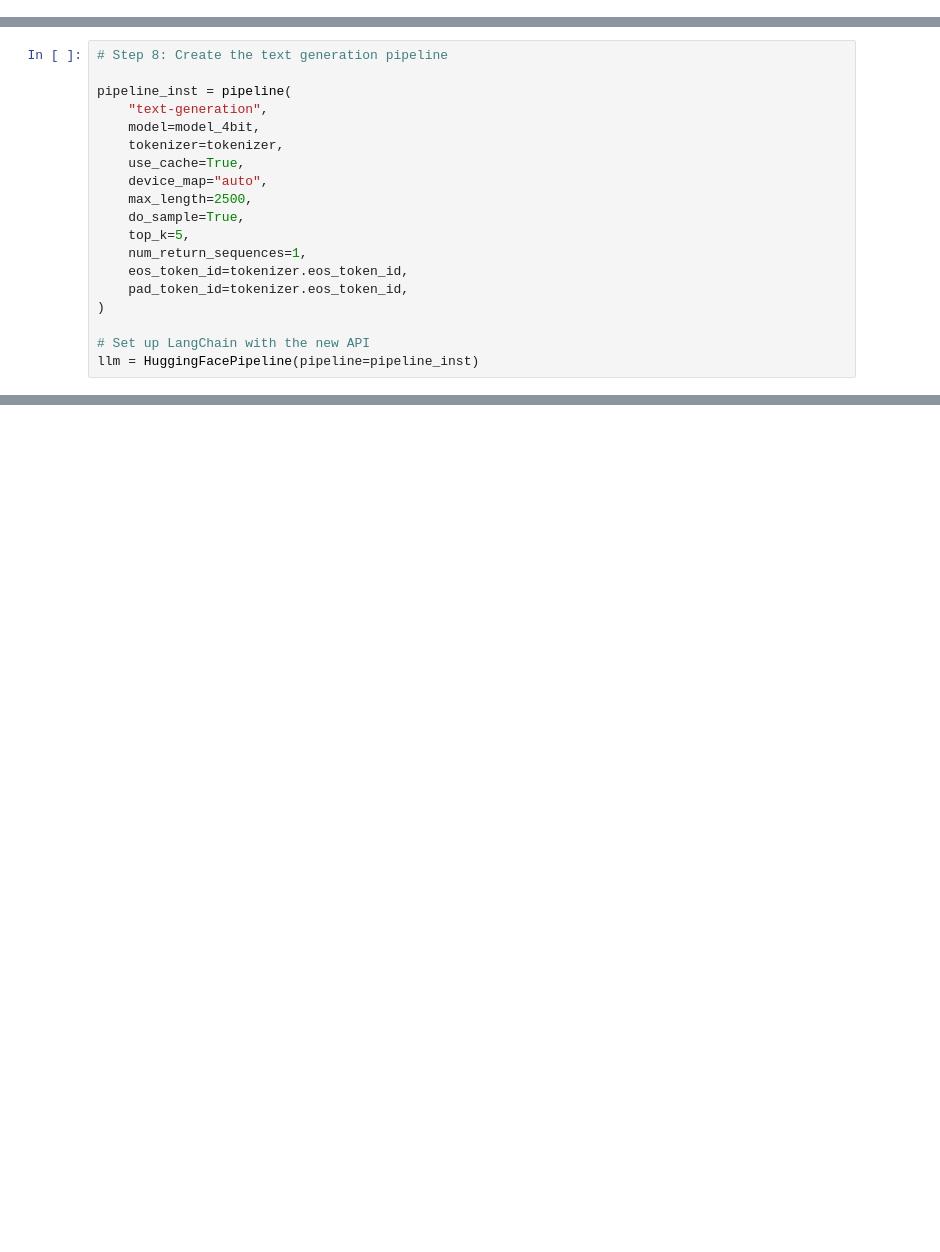
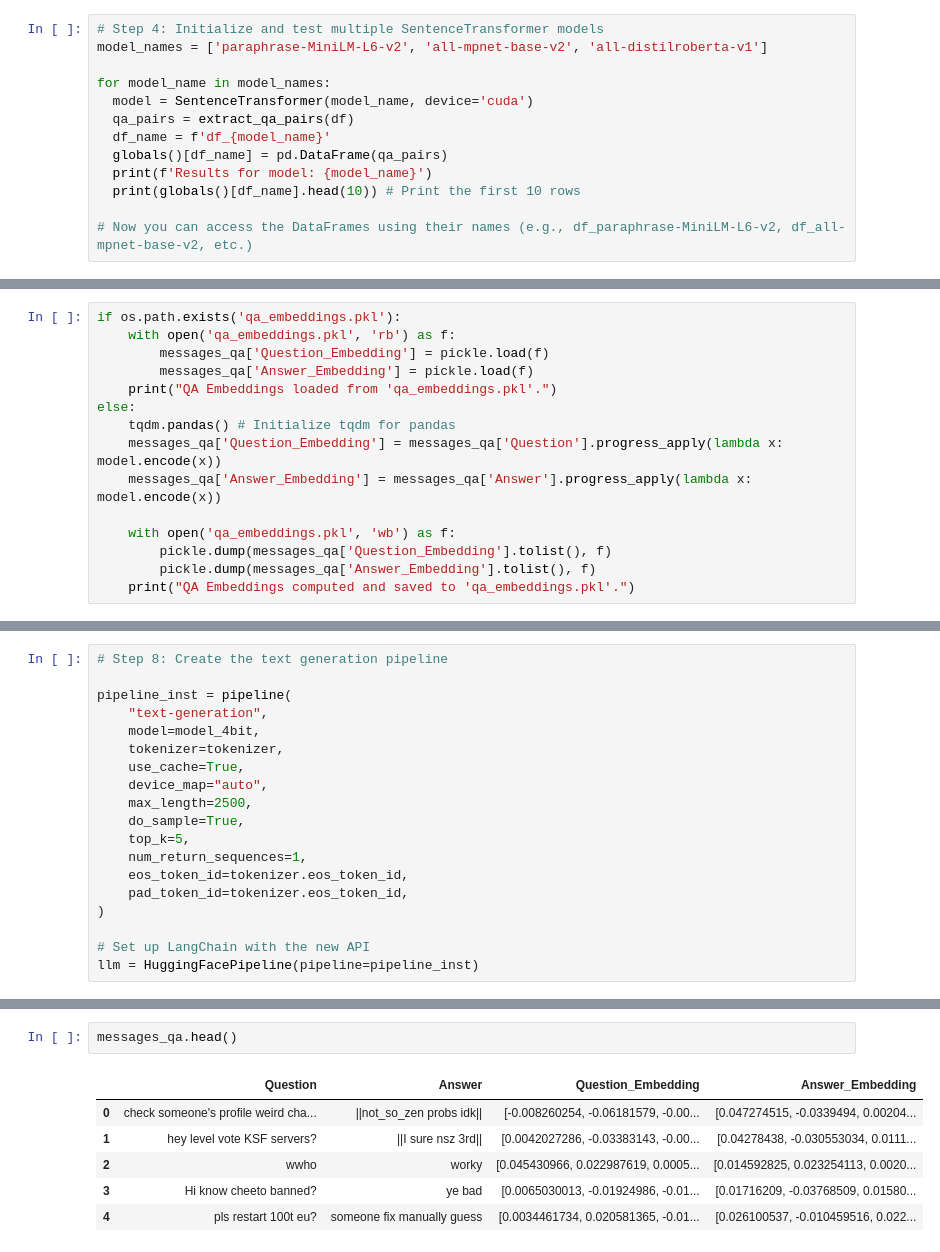
Before and after one commit to etuckerman/AI-Powered_CS-S_Surfing_Community_Assistant, a Jupyter notebook: KSF_LLM.ipynb, the cells around one changed output, grey strips where cells are left out. Saved outputs shown, nothing was run; the diff lists cells and outputs as text; blank space fills up the shorter version.

```diff
--- a/KSF_LLM.ipynb
+++ b/KSF_LLM.ipynb
@@ -106,0 +113,13 @@ Best Answer: Also you kind of look a bit shaky and reactionary when you board a
+# %%
+# Step 4: Initialize and test multiple SentenceTransformer models
+model_names = ['paraphrase-MiniLM-L6-v2', 'all-mpnet-base-v2', 'all-distilroberta-v1']
+
+for model_name in model_names:
+  model = SentenceTransformer(model_name, device='cuda')
+  qa_pairs = extract_qa_pairs(df)
+  df_name = f'df_{model_name}'
+  globals()[df_name] = pd.DataFrame(qa_pairs)
+  print(f'Results for model: {model_name}')
+  print(globals()[df_name].head(10)) # Print the first 10 rows
+
+# Now you can access the DataFrames using their names (e.g., df_paraphrase-MiniLM-L6-v2, df_all-mpnet-base-v2, etc.)
@@ -106,0 +236,15 @@ Best Answer: Also you kind of look a bit shaky and reactionary when you board a
+# %%
+if os.path.exists('qa_embeddings.pkl'):
+    with open('qa_embeddings.pkl', 'rb') as f:
+        messages_qa['Question_Embedding'] = pickle.load(f)
+        messages_qa['Answer_Embedding'] = pickle.load(f)
+    print("QA Embeddings loaded from 'qa_embeddings.pkl'.")
+else:
+    tqdm.pandas() # Initialize tqdm for pandas
+    messages_qa['Question_Embedding'] = messages_qa['Question'].progress_apply(lambda x: model.encode(x))
+    messages_qa['Answer_Embedding'] = messages_qa['Answer'].progress_apply(lambda x: model.encode(x))
+
+    with open('qa_embeddings.pkl', 'wb') as f:
+        pickle.dump(messages_qa['Question_Embedding'].tolist(), f)
+        pickle.dump(messages_qa['Answer_Embedding'].tolist(), f)
+    print("QA Embeddings computed and saved to 'qa_embeddings.pkl'.")
@@ -196,0 +363,9 @@ print
+# %%
+messages_qa.head()
+# %% [output]
+|  | Question | Answer | Question_Embedding | Answer_Embedding |
+| 0 | check someone's profile weird cha... | ||not_so_zen probs idk|| | [-0.008260254, -0.06181579, -0.00... | [0.047274515, -0.0339494, 0.00204... |
+| 1 | hey level vote KSF servers? | ||I sure nsz 3rd|| | [0.0042027286, -0.03383143, -0.00... | [0.04278438, -0.030553034, 0.0111... |
+| 2 | wwho | worky | [0.045430966, 0.022987619, 0.0005... | [0.014592825, 0.023254113, 0.0020... |
+| 3 | Hi know cheeto banned? | ye bad | [0.0065030013, -0.01924986, -0.01... | [0.01716209, -0.03768509, 0.01580... |
+| 4 | pls restart 100t eu? | someone fix manually guess | [0.0034461734, 0.020581365, -0.01... | [0.026100537, -0.010459516, 0.022... |
```
Also changed, not shown: parts of 24 cells of this notebook.
